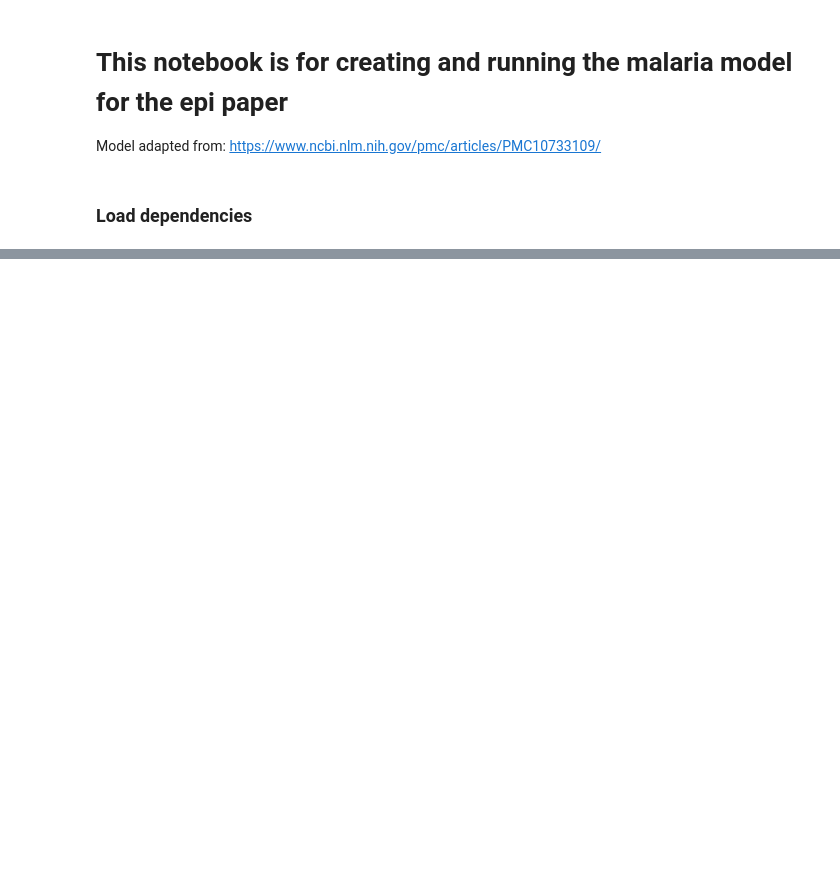
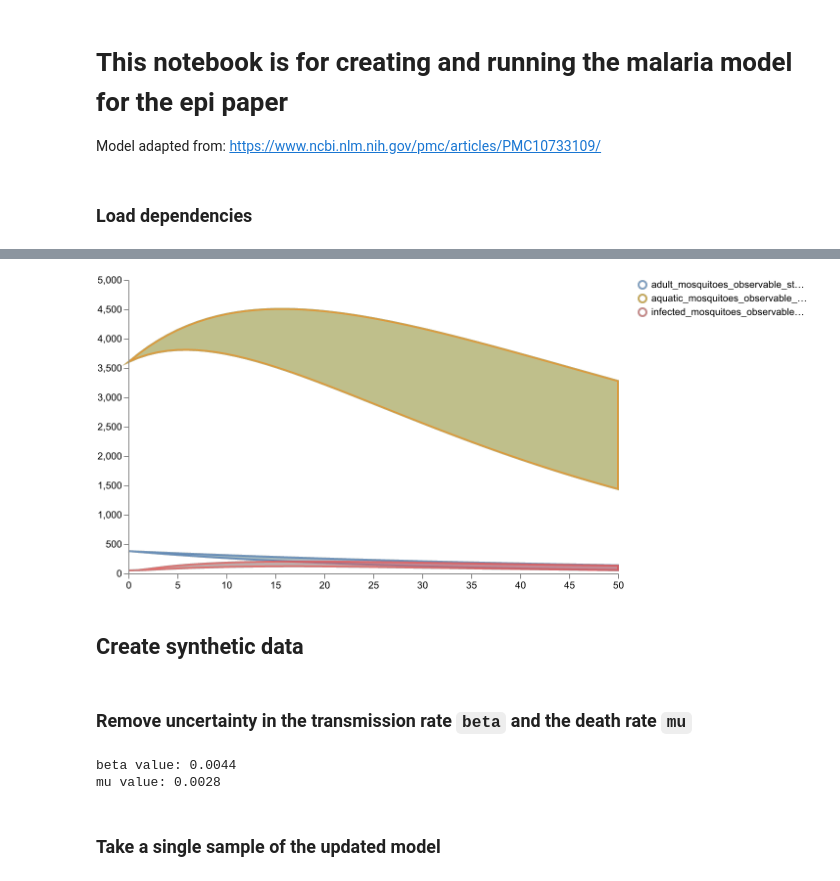
Before and after one commit to sabinala/pyciemss, a Jupyter notebook: docs/source/Malaria-model.ipynb, the cells around one changed output, grey strips where cells are left out. Drawn from its saved outputs; the diff is of its cells as text; code cells hidden in the pictures; blank space fills up the shorter version.

```diff
--- a/docs/source/Malaria-model.ipynb
+++ b/docs/source/Malaria-model.ipynb
@@ -33,0 +373,26 @@ from pyciemss.integration_utils.intervention_builder import (
+# %%
+# Plot results for mosquito states
+schema = plots.trajectories(result["data"], keep=".*mosquitoes_observable_state")
+plots.save_schema(schema, "_schema.json")
+plots.ipy_display(schema, dpi=150)
+# %% [output]
+[figure, added]
+# %% [markdown]
+## Create synthetic data
+# %% [markdown]
+### Remove uncertainty in the transmission rate `beta` and the death rate `mu`
+# %%
+print(f"beta value: {malaria_model.parameters['beta'].value}")
+malaria_model.parameters['beta'].distribution = None
+
+print(f"mu value: {malaria_model.parameters['mu'].value}")
+malaria_model.parameters['mu'].distribution = None
+
+# Save as updated AMR
+with open('malaria_model_const_beta_mu.json', 'w') as fh:
+    json.dump(template_model_to_petrinet_json(malaria_model), fh, indent=1)
+# %% [output]
+beta value: 0.0044
+mu value: 0.0028
+# %% [markdown]
+### Take a single sample of the updated model
```
Also changed, not shown: parts of 43 cells of this notebook, 4 other files.
